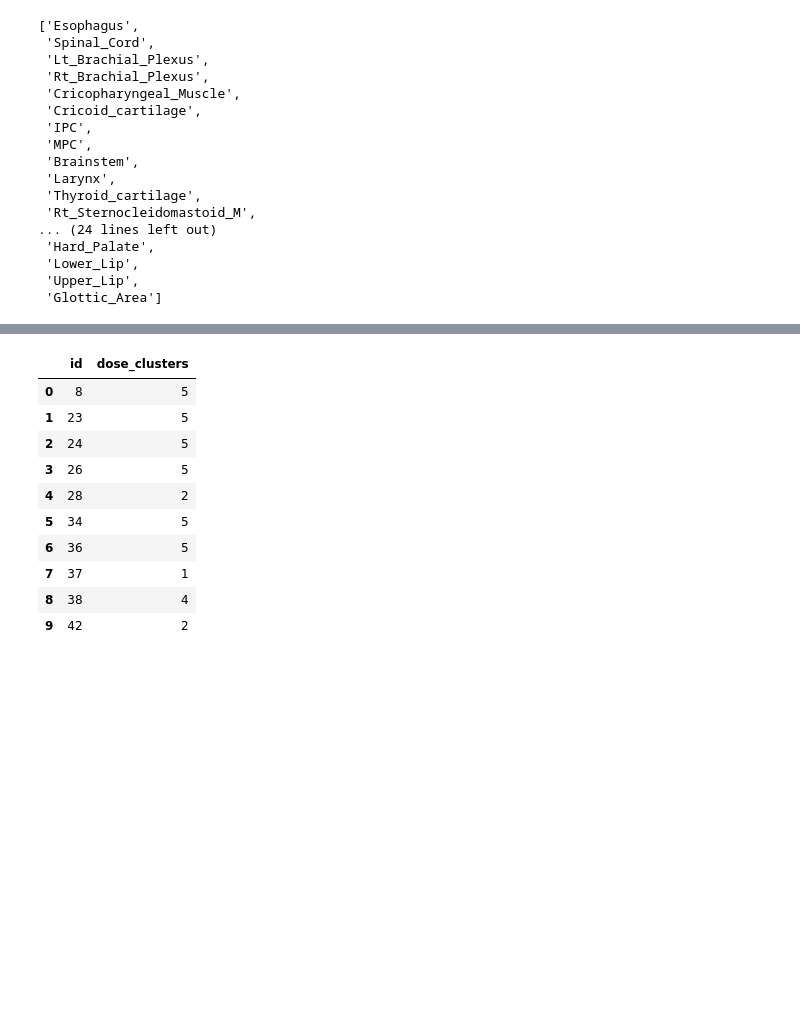
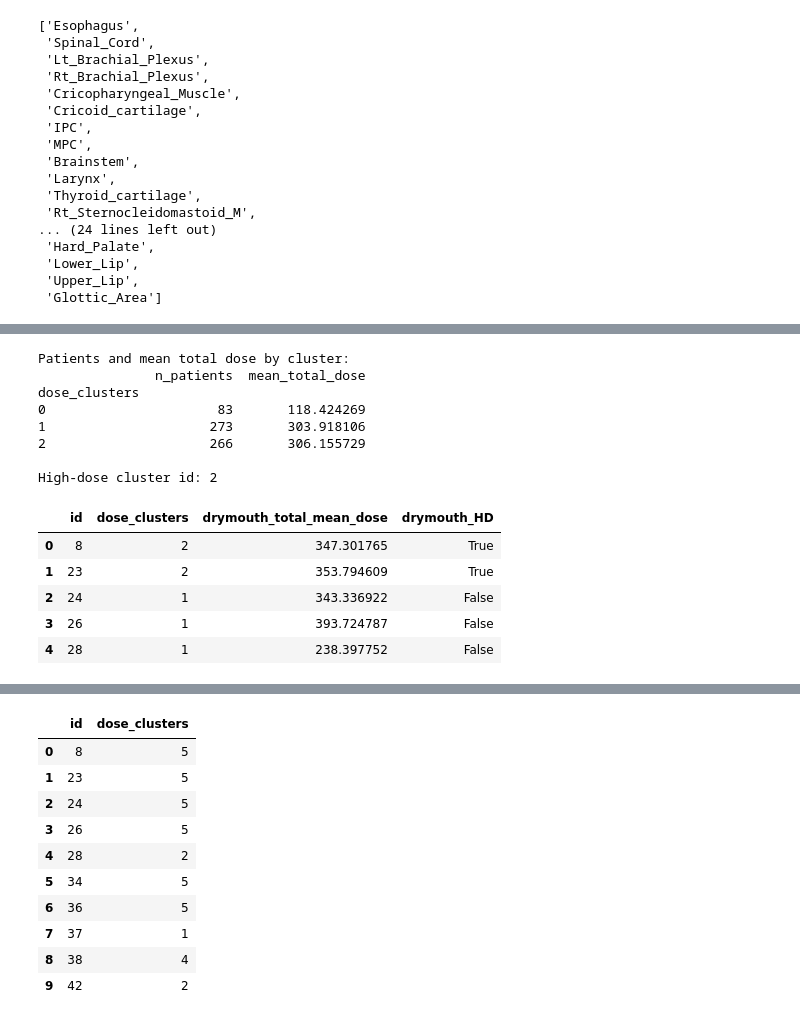
Before and after one commit to ScheWann/QubbedDataAnalysis, a Jupyter notebook: python/3.Clustering_Tutorial_20260421.ipynb, the cells around one changed output, grey strips where cells are left out. Cells and saved outputs as stored; diff of their text form; code cells hidden in the pictures; blank space fills up the shorter version.

```diff
--- a/python/3.Clustering_Tutorial_20260421.ipynb
+++ b/python/3.Clustering_Tutorial_20260421.ipynb
@@ -245,3 +304,57 @@ clusters[['id','dose_clusters']].iloc[0:10]
+# %%
+def get_high_dose_cluster_id(df, organs):
+    organ_positions = [Const.organ_list.index(o) for o in organs]
+
+    def total_mean_dose(row):
+        mean_dose_array = np.array(row['mean_dose']).astype(float)
+        return mean_dose_array[organ_positions].sum()
+
+    temp = df.copy()
+    temp['drymouth_total_mean_dose'] = temp.apply(total_mean_dose, axis=1)
+
+    cluster_summary = temp.groupby('dose_clusters').agg(
+        n_patients=('id', 'nunique'),
+        mean_total_dose=('drymouth_total_mean_dose', 'mean')
+    )
+
+    high_dose_cluster_id = cluster_summary['mean_total_dose'].idxmax()
+
+    print("Patients and mean total dose by cluster:")
+    print(cluster_summary)
+    print("\nHigh-dose cluster id:", high_dose_cluster_id)
+
+    return high_dose_cluster_id, temp, cluster_summary
+
+
+high_dose_cluster_id, clusters, cluster_summary = get_high_dose_cluster_id(clusters, [
+        'Lt_Parotid_Gland',
+        'Rt_Parotid_Gland',
+        'Lt_Submandibular_Gland',
+        'Rt_Submandibular_Gland',
+        'Extended_Oral_Cavity',
+        'Soft_Palate',
+        'Tongue',
+    ],
+)
+
+clusters['drymouth_HD'] = clusters['dose_clusters'] == high_dose_cluster_id
+
+clusters[['id', 'dose_clusters', 'drymouth_total_mean_dose', 'drymouth_HD']].head()
+# %% [output]
+Patients and mean total dose by cluster:
+               n_patients  mean_total_dose
+dose_clusters
+0                      83       118.424269
+1                     273       303.918106
+2                     266       306.155729
+
+High-dose cluster id: 2
+|  | id | dose_clusters | drymouth_total_mean_dose | drymouth_HD |
+| 0 | 8 | 2 | 347.301765 | True |
+| 1 | 23 | 2 | 353.794609 | True |
+| 2 | 24 | 1 | 343.336922 | False |
+| 3 | 26 | 1 | 393.724787 | False |
+| 4 | 28 | 1 | 238.397752 | False |
 # %%
 output_df = clusters[['id', 'dose_clusters']].copy()
 
```
Also changed, not shown: parts of 15 cells of this notebook, 2 other files.
